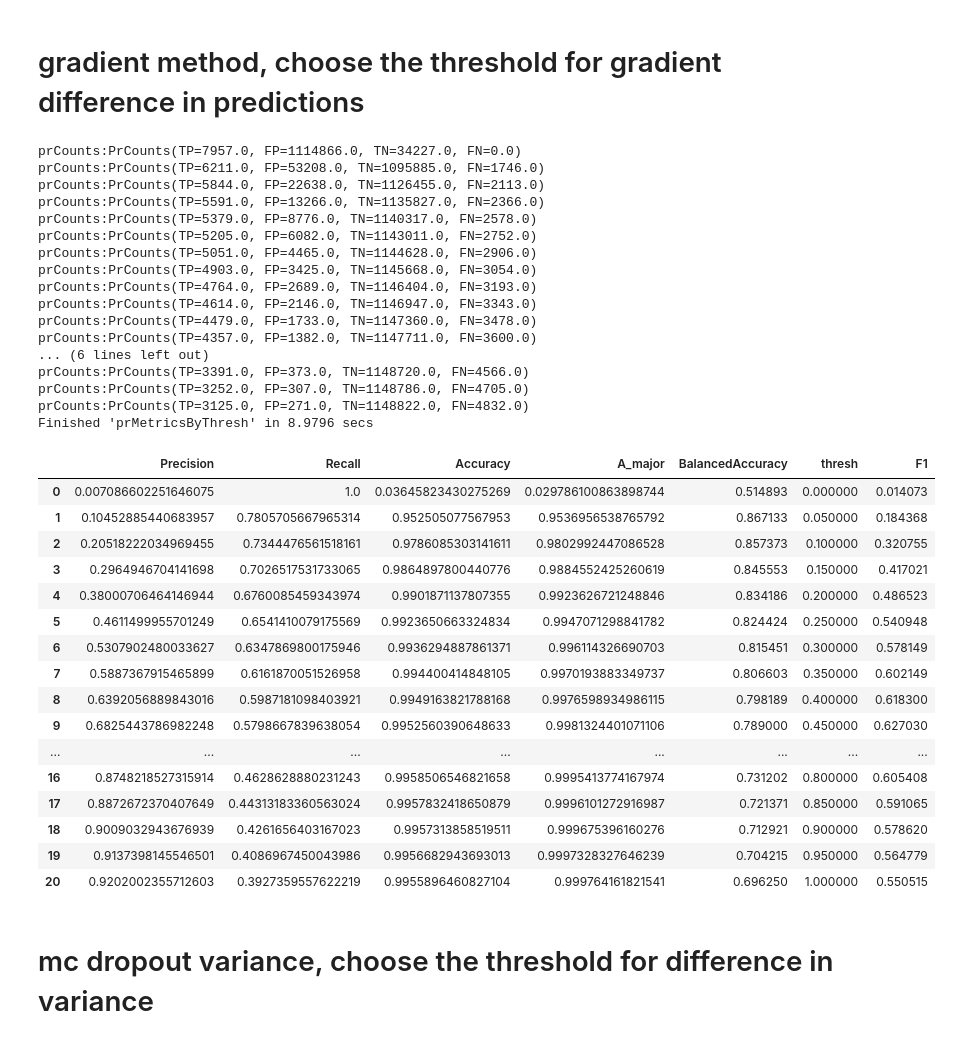
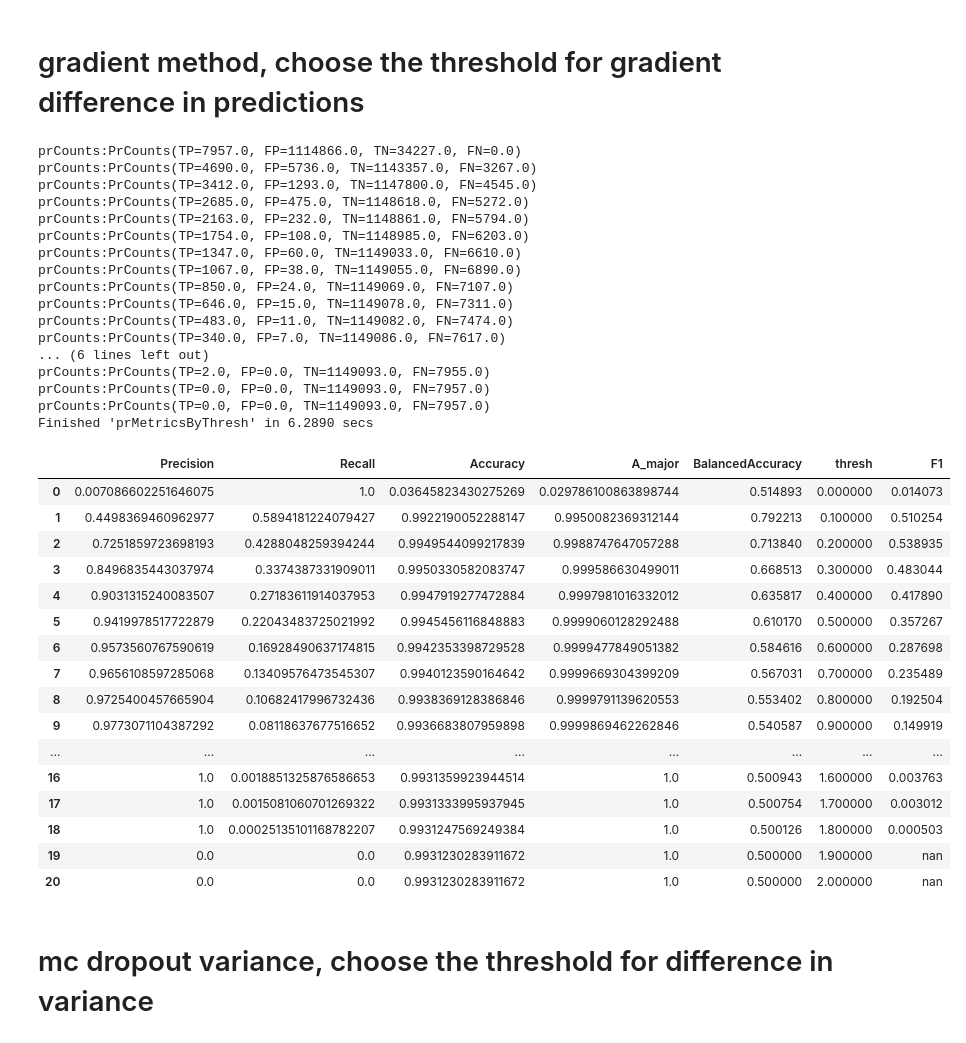
Before and after one commit to RichRast/Ge3Net, a Jupyter notebook: Notebooks/Shared_Notebooks/Ge2Net_changepoints_Analysis.ipynb, the cells around one changed output. Saved outputs shown, nothing was run; the diff lists cells and outputs as text; code cells hidden in the pictures.

```diff
--- a/Notebooks/Shared_Notebooks/Ge2Net_changepoints_Analysis.ipynb
+++ b/Notebooks/Shared_Notebooks/Ge2Net_changepoints_Analysis.ipynb
@@ -68,9 +66,9 @@ import test
 # %%
 # Specify the dataset to be evaluated
 # chm22 pca full dataset and model
-labels_path = osp.join(os.environ['OUT_PATH'],'humans/labels/data_id_3_pca')
-data_path = osp.join(os.environ['OUT_PATH'],'humans/labels/data_id_3_pca')
-models_path=osp.join(os.environ['OUT_PATH'],'humans/training/Model_B_exp_id_11_data_id_3_pca/')
+labels_path = osp.join(os.environ['OUT_PATH'],'humans/labels/data_id_1_geo')
+data_path = osp.join(os.environ['OUT_PATH'],'humans/labels/data_id_1_geo')
+models_path=osp.join(os.environ['OUT_PATH'],'humans/training/Model_B_exp_id_16_data_id_1_geo/')
 dataset_type='valid'
 # %%
 config={}
@@ -87,6 +85,7 @@ params.rtnOuts=True
 params.mc_dropout=True
 params.mc_samples=100
 params.cp_tol=0
+params.balancedLoss=False
 results, valid_dataset=test.main(config, params)
 # %% [output]
  device used: cuda
@@ -199,41 +203,41 @@ nnThresh=0.47
 # gradient method, choose the threshold for gradient difference in predictions
 # %%
 df_grad=prMetricsByThresh(cpMethod.gradient.name, torch.tensor(results.t_out.coord_main).float(), \
-                        valid_dataset.data['cps'].unsqueeze(2).float(), 20, 0,1)
+                        valid_dataset.data['cps'].unsqueeze(2).float(), 20, 0,2)
 df_grad.style.background_gradient(cmap="Blues")
 # %% [output]
 prCounts:PrCounts(TP=7957.0, FP=1114866.0, TN=34227.0, FN=0.0)
-prCounts:PrCounts(TP=6211.0, FP=53208.0, TN=1095885.0, FN=1746.0)
-prCounts:PrCounts(TP=5844.0, FP=22638.0, TN=1126455.0, FN=2113.0)
-prCounts:PrCounts(TP=5591.0, FP=13266.0, TN=1135827.0, FN=2366.0)
-prCounts:PrCounts(TP=5379.0, FP=8776.0, TN=1140317.0, FN=2578.0)
-prCounts:PrCounts(TP=5205.0, FP=6082.0, TN=1143011.0, FN=2752.0)
-prCounts:PrCounts(TP=5051.0, FP=4465.0, TN=1144628.0, FN=2906.0)
-prCounts:PrCounts(TP=4903.0, FP=3425.0, TN=1145668.0, FN=3054.0)
-prCounts:PrCounts(TP=4764.0, FP=2689.0, TN=1146404.0, FN=3193.0)
-prCounts:PrCounts(TP=4614.0, FP=2146.0, TN=1146947.0, FN=3343.0)
-prCounts:PrCounts(TP=4479.0, FP=1733.0, TN=1147360.0, FN=3478.0)
-prCounts:PrCounts(TP=4357.0, FP=1382.0, TN=1147711.0, FN=3600.0)
+prCounts:PrCounts(TP=4690.0, FP=5736.0, TN=1143357.0, FN=3267.0)
+prCounts:PrCounts(TP=3412.0, FP=1293.0, TN=1147800.0, FN=4545.0)
+prCounts:PrCounts(TP=2685.0, FP=475.0, TN=1148618.0, FN=5272.0)
+prCounts:PrCounts(TP=2163.0, FP=232.0, TN=1148861.0, FN=5794.0)
+prCounts:PrCounts(TP=1754.0, FP=108.0, TN=1148985.0, FN=6203.0)
+prCounts:PrCounts(TP=1347.0, FP=60.0, TN=1149033.0, FN=6610.0)
+prCounts:PrCounts(TP=1067.0, FP=38.0, TN=1149055.0, FN=6890.0)
+prCounts:PrCounts(TP=850.0, FP=24.0, TN=1149069.0, FN=7107.0)
+prCounts:PrCounts(TP=646.0, FP=15.0, TN=1149078.0, FN=7311.0)
+prCounts:PrCounts(TP=483.0, FP=11.0, TN=1149082.0, FN=7474.0)
+prCounts:PrCounts(TP=340.0, FP=7.0, TN=1149086.0, FN=7617.0)
 ... (6 lines left out)
-prCounts:PrCounts(TP=3391.0, FP=373.0, TN=1148720.0, FN=4566.0)
-prCounts:PrCounts(TP=3252.0, FP=307.0, TN=1148786.0, FN=4705.0)
-prCounts:PrCounts(TP=3125.0, FP=271.0, TN=1148822.0, FN=4832.0)
-Finished 'prMetricsByThresh' in 8.9796 secs
+prCounts:PrCounts(TP=2.0, FP=0.0, TN=1149093.0, FN=7955.0)
+prCounts:PrCounts(TP=0.0, FP=0.0, TN=1149093.0, FN=7957.0)
+prCounts:PrCounts(TP=0.0, FP=0.0, TN=1149093.0, FN=7957.0)
+Finished 'prMetricsByThresh' in 6.2890 secs
 |  | Precision | Recall | Accuracy | A_major | BalancedAccuracy | thresh | F1 |
 | 0 | 0.007086602251646075 | 1.0 | 0.03645823430275269 | 0.029786100863898744 | 0.514893 | 0.000000 | 0.014073 |
-| 1 | 0.10452885440683957 | 0.7805705667965314 | 0.952505077567953 | 0.9536956538765792 | 0.867133 | 0.050000 | 0.184368 |
-| 2 | 0.20518222034969455 | 0.7344476561518161 | 0.9786085303141611 | 0.9802992447086528 | 0.857373 | 0.100000 | 0.320755 |
-| 3 | 0.2964946704141698 | 0.7026517531733065 | 0.9864897800440776 | 0.9884552425260619 | 0.845553 | 0.150000 | 0.417021 |
-| 4 | 0.38000706464146944 | 0.6760085459343974 | 0.9901871137807355 | 0.9923626721248846 | 0.834186 | 0.200000 | 0.486523 |
-| 5 | 0.4611499955701249 | 0.6541410079175569 | 0.9923650663324834 | 0.9947071298841782 | 0.824424 | 0.250000 | 0.540948 |
-| 6 | 0.5307902480033627 | 0.6347869800175946 | 0.9936294887861371 | 0.996114326690703 | 0.815451 | 0.300000 | 0.578149 |
-| 7 | 0.5887367915465899 | 0.6161870051526958 | 0.994400414848105 | 0.9970193883349737 | 0.806603 | 0.350000 | 0.602149 |
-| 8 | 0.6392056889843016 | 0.5987181098403921 | 0.9949163821788168 | 0.9976598934986115 | 0.798189 | 0.400000 | 0.618300 |
-| 9 | 0.6825443786982248 | 0.5798667839638054 | 0.9952560390648633 | 0.9981324401071106 | 0.789000 | 0.450000 | 0.627030 |
+| 1 | 0.4498369460962977 | 0.5894181224079427 | 0.9922190052288147 | 0.9950082369312144 | 0.792213 | 0.100000 | 0.510254 |
+| 2 | 0.7251859723698193 | 0.4288048259394244 | 0.9949544099217839 | 0.9988747647057288 | 0.713840 | 0.200000 | 0.538935 |
+| 3 | 0.8496835443037974 | 0.3374387331909011 | 0.9950330582083747 | 0.999586630499011 | 0.668513 | 0.300000 | 0.483044 |
+| 4 | 0.9031315240083507 | 0.27183611914037953 | 0.9947919277472884 | 0.9997981016332012 | 0.635817 | 0.400000 | 0.417890 |
+| 5 | 0.9419978517722879 | 0.22043483725021992 | 0.9945456116848883 | 0.9999060128292488 | 0.610170 | 0.500000 | 0.357267 |
+| 6 | 0.9573560767590619 | 0.16928490637174815 | 0.9942353398729528 | 0.9999477849051382 | 0.584616 | 0.600000 | 0.287698 |
+| 7 | 0.9656108597285068 | 0.13409576473545307 | 0.9940123590164642 | 0.9999669304399209 | 0.567031 | 0.700000 | 0.235489 |
+| 8 | 0.9725400457665904 | 0.10682417996732436 | 0.9938369128386846 | 0.9999791139620553 | 0.553402 | 0.800000 | 0.192504 |
+| 9 | 0.9773071104387292 | 0.08118637677516652 | 0.9936683807959898 | 0.9999869462262846 | 0.540587 | 0.900000 | 0.149919 |
 | ... | ... | ... | ... | ... | ... | ... | ... |
-| 16 | 0.8748218527315914 | 0.4628628880231243 | 0.9958506546821658 | 0.9995413774167974 | 0.731202 | 0.800000 | 0.605408 |
-| 17 | 0.8872672370407649 | 0.44313183360563024 | 0.9957832418650879 | 0.9996101272916987 | 0.721371 | 0.850000 | 0.591065 |
-| 18 | 0.9009032943676939 | 0.4261656403167023 | 0.9957313858519511 | 0.999675396160276 | 0.712921 | 0.900000 | 0.578620 |
-| 19 | 0.9137398145546501 | 0.4086967450043986 | 0.9956682943693013 | 0.9997328327646239 | 0.704215 | 0.950000 | 0.564779 |
-| 20 | 0.9202002355712603 | 0.3927359557622219 | 0.9955896460827104 | 0.999764161821541 | 0.696250 | 1.000000 | 0.550515 |
+| 16 | 1.0 | 0.0018851325876586653 | 0.9931359923944514 | 1.0 | 0.500943 | 1.600000 | 0.003763 |
+| 17 | 1.0 | 0.0015081060701269322 | 0.9931333995937945 | 1.0 | 0.500754 | 1.700000 | 0.003012 |
+| 18 | 1.0 | 0.00025135101168782207 | 0.9931247569249384 | 1.0 | 0.500126 | 1.800000 | 0.000503 |
+| 19 | 0.0 | 0.0 | 0.9931230283911672 | 1.0 | 0.500000 | 1.900000 | nan |
+| 20 | 0.0 | 0.0 | 0.9931230283911672 | 1.0 | 0.500000 | 2.000000 | nan |
 # %%
```
Also changed, not shown: parts of 29 cells of this notebook, 1 other file.
